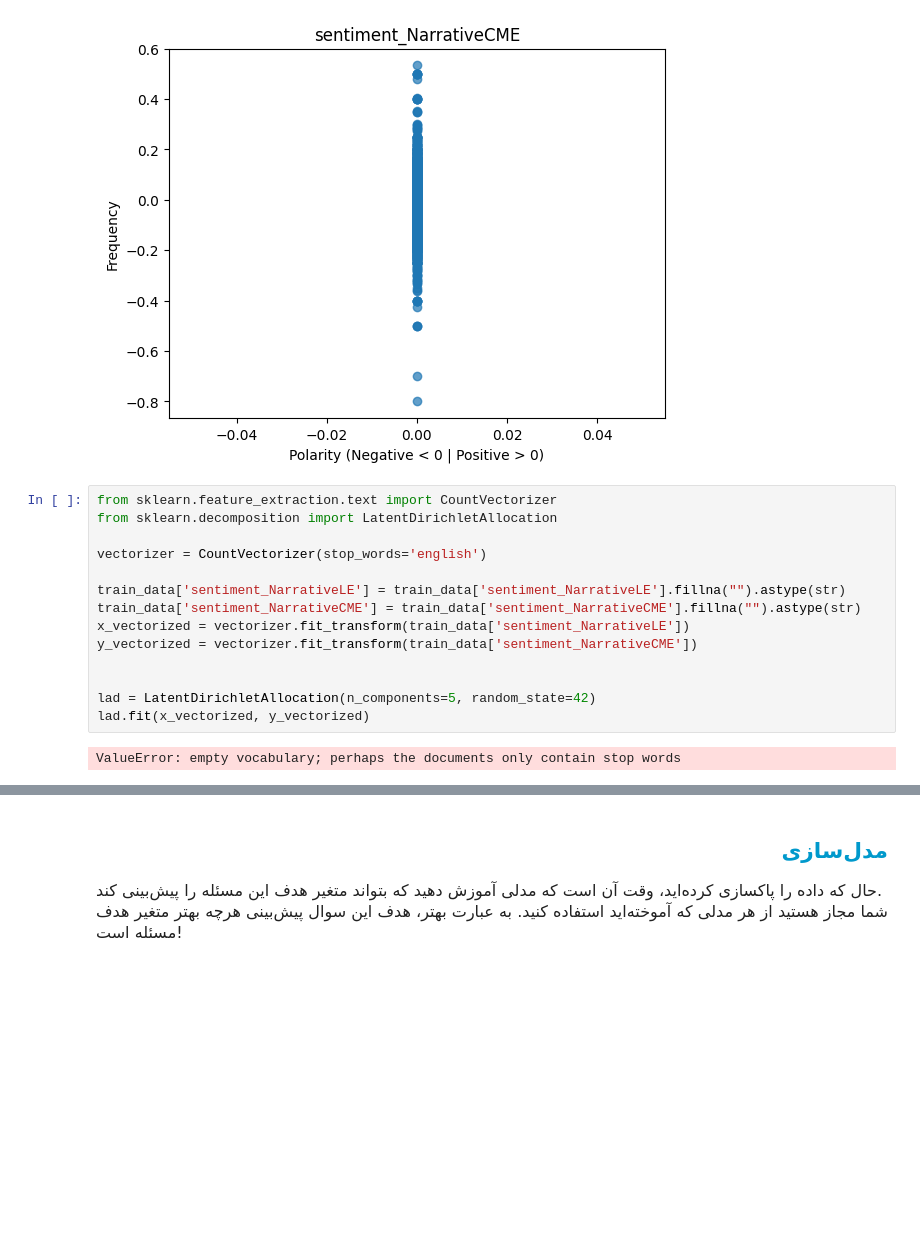
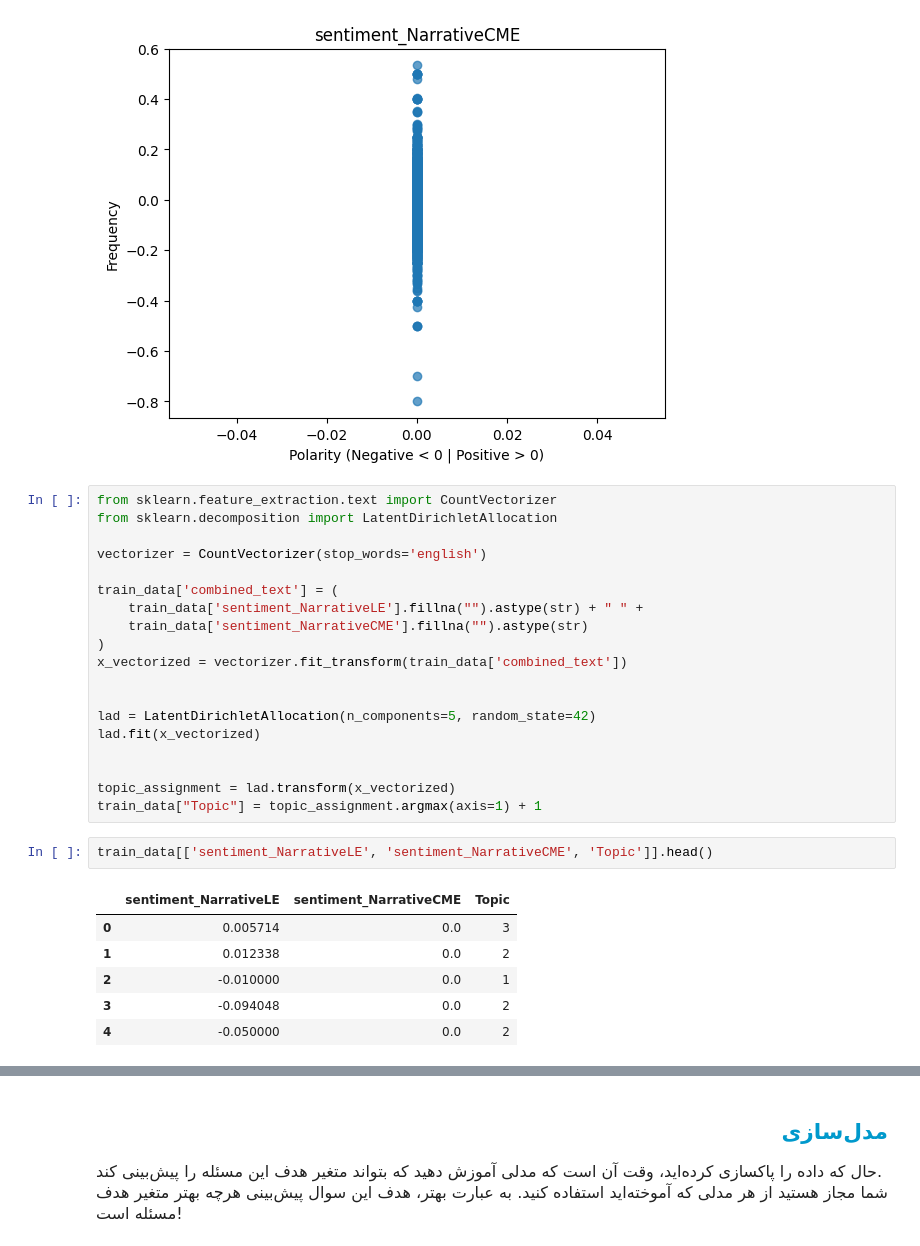
Before and after one commit to aliowx/sucide_analysis, a Jupyter notebook: notebook/Suicide.ipynb, the cells around one changed output, grey strips where cells are left out. Saved outputs shown, nothing was run; the diff lists cells and outputs as text; blank space fills up the shorter version.

```diff
--- a/notebook/Suicide.ipynb
+++ b/notebook/Suicide.ipynb
@@ -360,13 +360,25 @@ from sklearn.decomposition import LatentDirichletAllocation
 
 vectorizer = CountVectorizer(stop_words='english')
 
-train_data['sentiment_NarrativeLE'] = train_data['sentiment_NarrativeLE'].fillna("").astype(str)
-train_data['sentiment_NarrativeCME'] = train_data['sentiment_NarrativeCME'].fillna("").astype(str)
-x_vectorized = vectorizer.fit_transform(train_data['sentiment_NarrativeLE'])
-y_vectorized = vectorizer.fit_transform(train_data['sentiment_NarrativeCME'])
+train_data['combined_text'] = (
+    train_data['sentiment_NarrativeLE'].fillna("").astype(str) + " " +
+    train_data['sentiment_NarrativeCME'].fillna("").astype(str)
+)
+x_vectorized = vectorizer.fit_transform(train_data['combined_text'])
 
 
 lad = LatentDirichletAllocation(n_components=5, random_state=42)
-lad.fit(x_vectorized, y_vectorized)
+lad.fit(x_vectorized)
+
+
+topic_assignment = lad.transform(x_vectorized)
+train_data["Topic"] = topic_assignment.argmax(axis=1) + 1
-# %% [output]
-ValueError: empty vocabulary; perhaps the documents only contain stop words
+# %%
+train_data[['sentiment_NarrativeLE', 'sentiment_NarrativeCME', 'Topic']].head()
+# %% [output]
+|  | sentiment_NarrativeLE | sentiment_NarrativeCME | Topic |
+| 0 | 0.005714 | 0.0 | 3 |
+| 1 | 0.012338 | 0.0 | 2 |
+| 2 | -0.010000 | 0.0 | 1 |
+| 3 | -0.094048 | 0.0 | 2 |
+| 4 | -0.050000 | 0.0 | 2 |
```
Also changed, not shown: parts of 1 cell of this notebook.
